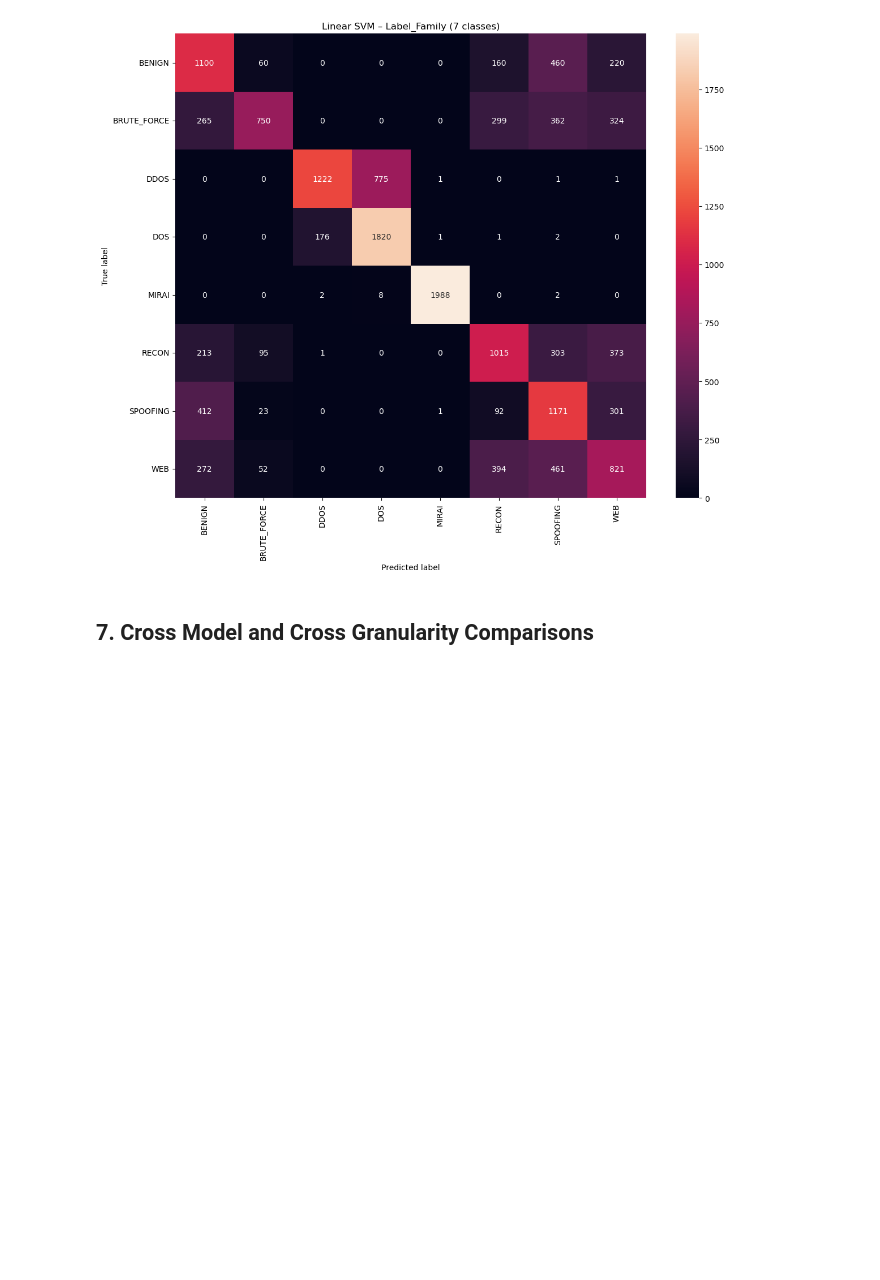
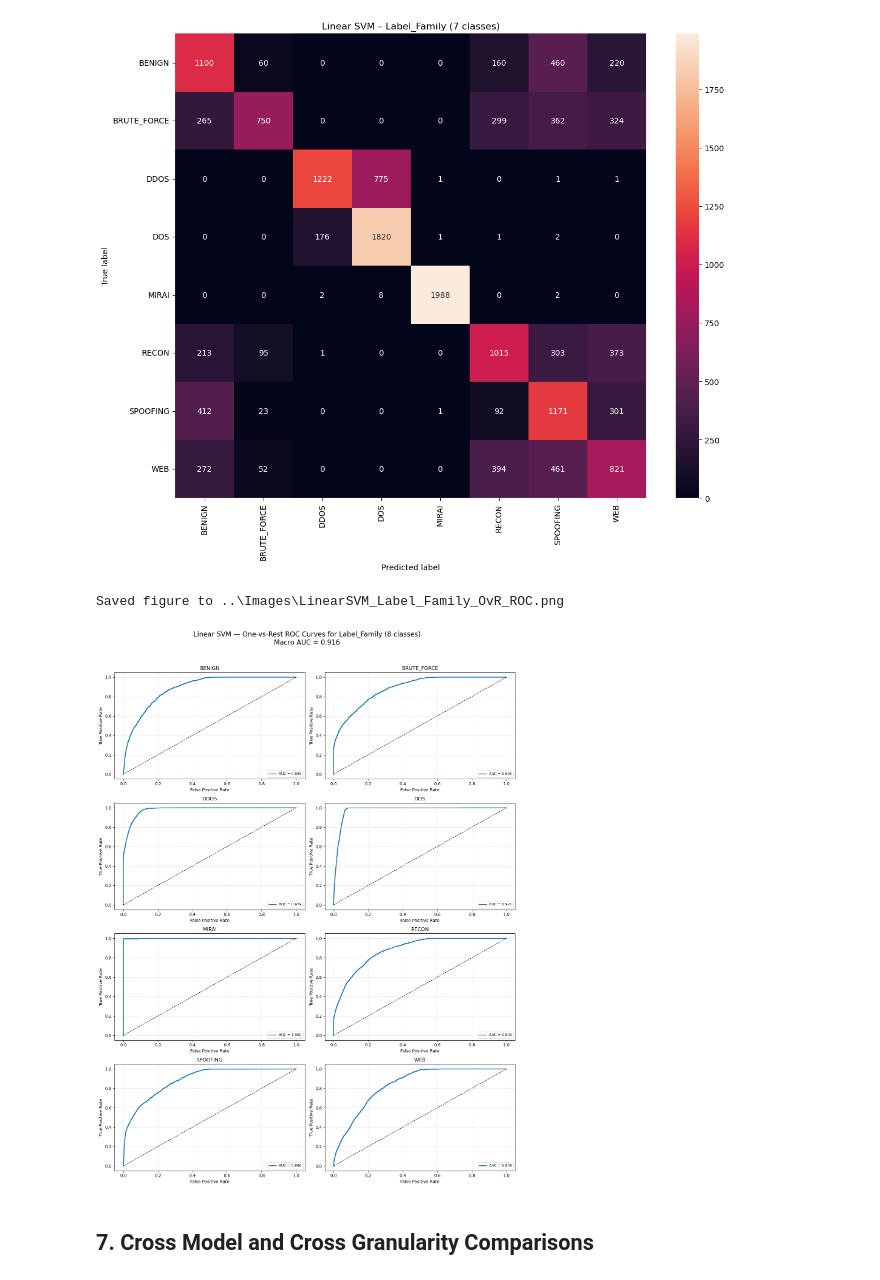
Before and after one commit to gw-00/Cybersecurity_Capstone, a Jupyter notebook: Code_Library/Linear_Modeling.ipynb, the cells around one changed output. Cells and saved outputs as stored; diff of their text form; code cells hidden in the pictures; blank space fills up the shorter version.

```diff
--- a/Code_Library/Linear_Modeling.ipynb
+++ b/Code_Library/Linear_Modeling.ipynb
@@ -425,6 +481,61 @@ Recall (macro):    0.6179
 F1-score (macro):  0.6170
 Saved figure to ..\Images\Linear_SVM_Label_Family_Confusion_Matrix.png
 [figure]
+# %%
+# compute decision scores for each class (OvR-compatible) ---
+y_score_family_svm = linearsvc_family_pipeline.decision_function(X_test_family)
+
+# extract class names in correct order ---
+family_classes_svm = linearsvc_family_pipeline.classes_
+n_classes_svm = len(family_classes_svm)
+
+# binarize y_test for OvR ---
+y_test_family_bin_svm = label_binarize(y_test_family, classes=family_classes_svm)
+
+# prepare subplot grid: 4 rows × 2 columns for 8 classes ---
+n_rows, n_cols = 4, 2
+fig, axes = plt.subplots(n_rows, n_cols, figsize=(14, 18))
+
+svm_roc_aucs = []
+
+for idx, cls in enumerate(family_classes_svm):
+    row, col = divmod(idx, n_cols)
+    ax = axes[row, col]
+
+    # Get FPR/TPR
+    fpr, tpr, _ = roc_curve(
+        y_test_family_bin_svm[:, idx],
+        y_score_family_svm[:, idx]
+    )
+    roc_auc = auc(fpr, tpr)
+    svm_roc_aucs.append(roc_auc)
+
+    ax.plot(fpr, tpr, lw=2, label=f"AUC = {roc_auc:.3f}")
+    ax.plot([0, 1], [0, 1], "k--", lw=1)
+    ax.set_title(f"{cls}")
+    ax.set_xlabel("False Positive Rate")
+    ax.set_ylabel("True Positive Rate")
+    ax.legend(loc="lower right", fontsize="small")
+    ax.grid(True, linestyle=":", linewidth=0.5)
+
+# Macro-average AUC across all 8 classes ---
+macro_auc_svm = np.mean(svm_roc_aucs)
+
+fig.suptitle(
+    f"Linear SVM — One-vs-Rest ROC Curves for Label_Family (8 classes)\nMacro AUC = {macro_auc_svm:.3f}",
+    y=1.02,
+    fontsize=16
+)
+
+plt.tight_layout()
+
+# --- 7. Save with your helper ---
+save_figure(fig, "LinearSVM_Label_Family_OvR_ROC.png")
+
+plt.show()
+# %% [output]
+Saved figure to ..\Images\LinearSVM_Label_Family_OvR_ROC.png
+[figure, added]
 # %% [markdown]
 ## 7. Cross Model and Cross Granularity Comparisons
 # %% [markdown]
```
Also changed, not shown: parts of 4 cells of this notebook, 3 other files.
